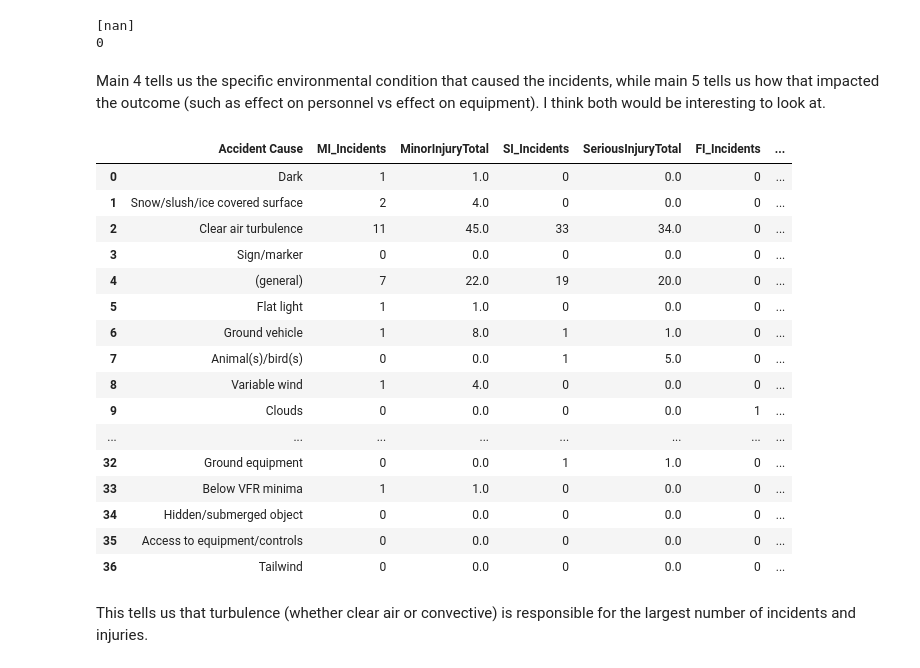
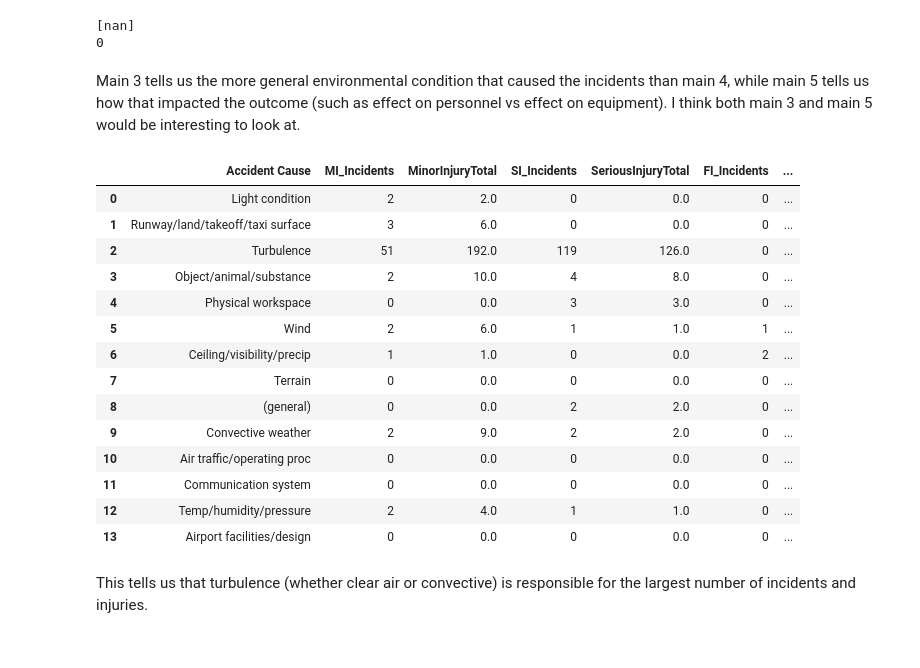
Before and after one commit to ashleyg16/Capstone2, a Jupyter notebook: Capstone 2 EDA.ipynb, the cells around one changed output. Cells and saved outputs as stored; diff of their text form; code cells hidden in the pictures.

```diff
--- a/Capstone 2 EDA.ipynb
+++ b/Capstone 2 EDA.ipynb
@@ -457,28 +459,26 @@ print(enviro.Findings_main6.value_counts().sum())
 [nan]
 0
 # %% [markdown]
-Main 4 tells us the specific environmental condition that caused the incidents, while main 5 tells us how that impacted the outcome (such as effect on personnel vs effect on equipment). I think both would be interesting to look at.
+Main 3 tells us the more general environmental condition that caused the incidents than main 4, while main 5 tells us how that impacted the outcome (such as effect on personnel vs effect on equipment). I think both main 3 and main 5 would be interesting to look at.
-# %%
-enviro_acc_inj4 = inj_df(enviro, 'Findings_main4')
-enviro_acc_inj4
-# %% [output]
-|  | Accident Cause | MI_Incidents | MinorInjuryTotal | SI_Incidents | SeriousInjuryTotal | FI_Incidents | ... |
-| 0 | Dark | 1 | 1.0 | 0 | 0.0 | 0 | ... |
-| 1 | Snow/slush/ice covered surface | 2 | 4.0 | 0 | 0.0 | 0 | ... |
-| 2 | Clear air turbulence | 11 | 45.0 | 33 | 34.0 | 0 | ... |
-| 3 | Sign/marker | 0 | 0.0 | 0 | 0.0 | 0 | ... |
-| 4 | (general) | 7 | 22.0 | 19 | 20.0 | 0 | ... |
-| 5 | Flat light | 1 | 1.0 | 0 | 0.0 | 0 | ... |
-| 6 | Ground vehicle | 1 | 8.0 | 1 | 1.0 | 0 | ... |
-| 7 | Animal(s)/bird(s) | 0 | 0.0 | 1 | 5.0 | 0 | ... |
-| 8 | Variable wind | 1 | 4.0 | 0 | 0.0 | 0 | ... |
-| 9 | Clouds | 0 | 0.0 | 0 | 0.0 | 1 | ... |
-| ... | ... | ... | ... | ... | ... | ... | ... |
-| 32 | Ground equipment | 0 | 0.0 | 1 | 1.0 | 0 | ... |
-| 33 | Below VFR minima | 1 | 1.0 | 0 | 0.0 | 0 | ... |
-| 34 | Hidden/submerged object | 0 | 0.0 | 0 | 0.0 | 0 | ... |
-| 35 | Access to equipment/controls | 0 | 0.0 | 0 | 0.0 | 0 | ... |
-| 36 | Tailwind | 0 | 0.0 | 0 | 0.0 | 0 | ... |
+# %%
+enviro_acc_inj4 = inj_df(enviro, 'Findings_main3')
+enviro_acc_inj4
+# %% [output]
+|  | Accident Cause | MI_Incidents | MinorInjuryTotal | SI_Incidents | SeriousInjuryTotal | FI_Incidents | ... |
+| 0 | Light condition | 2 | 2.0 | 0 | 0.0 | 0 | ... |
+| 1 | Runway/land/takeoff/taxi surface | 3 | 6.0 | 0 | 0.0 | 0 | ... |
+| 2 | Turbulence | 51 | 192.0 | 119 | 126.0 | 0 | ... |
+| 3 | Object/animal/substance | 2 | 10.0 | 4 | 8.0 | 0 | ... |
+| 4 | Physical workspace | 0 | 0.0 | 3 | 3.0 | 0 | ... |
+| 5 | Wind | 2 | 6.0 | 1 | 1.0 | 1 | ... |
+| 6 | Ceiling/visibility/precip | 1 | 1.0 | 0 | 0.0 | 2 | ... |
+| 7 | Terrain | 0 | 0.0 | 0 | 0.0 | 0 | ... |
+| 8 | (general) | 0 | 0.0 | 2 | 2.0 | 0 | ... |
+| 9 | Convective weather | 2 | 9.0 | 2 | 2.0 | 0 | ... |
+| 10 | Air traffic/operating proc | 0 | 0.0 | 0 | 0.0 | 0 | ... |
+| 11 | Communication system | 0 | 0.0 | 0 | 0.0 | 0 | ... |
+| 12 | Temp/humidity/pressure | 2 | 4.0 | 1 | 1.0 | 0 | ... |
+| 13 | Airport facilities/design | 0 | 0.0 | 0 | 0.0 | 0 | ... |
 # %% [markdown]
 This tells us that turbulence (whether clear air or convective) is responsible for the largest number of incidents and injuries.
 # %%
```
Also changed, not shown: parts of 20 cells of this notebook.
